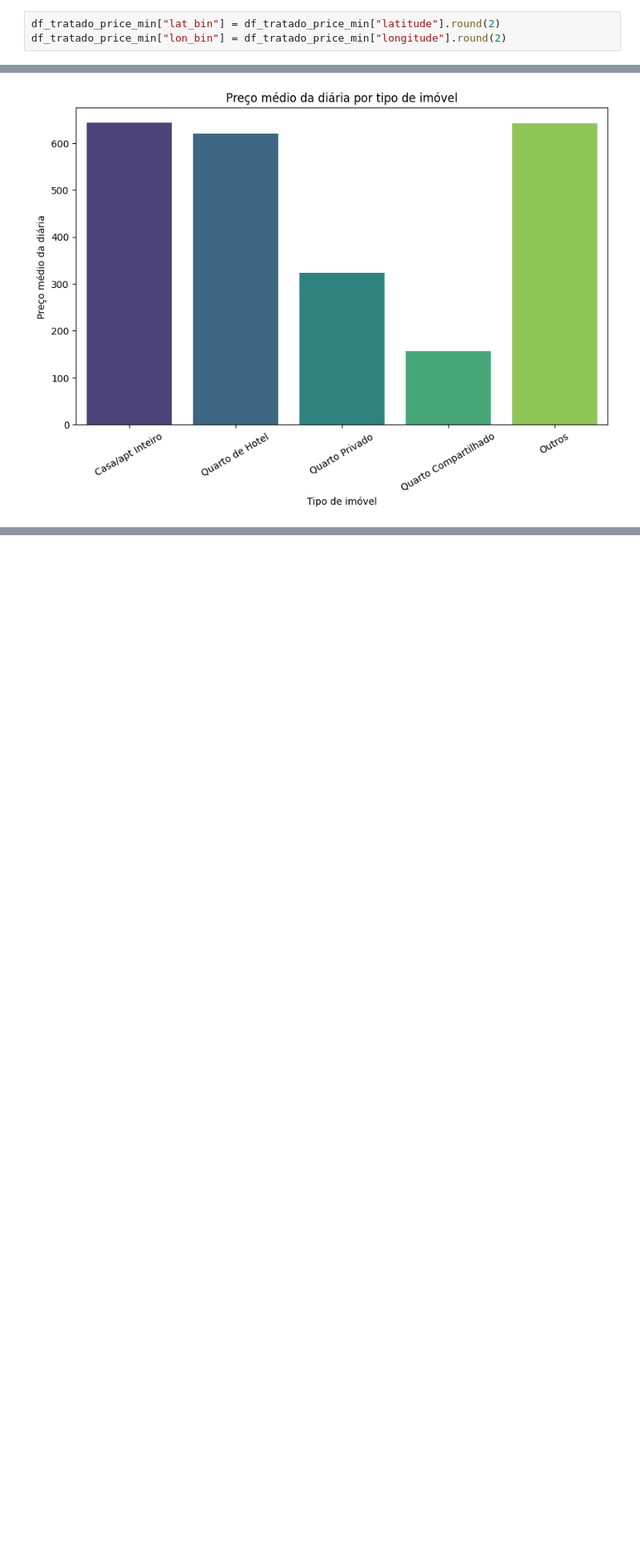
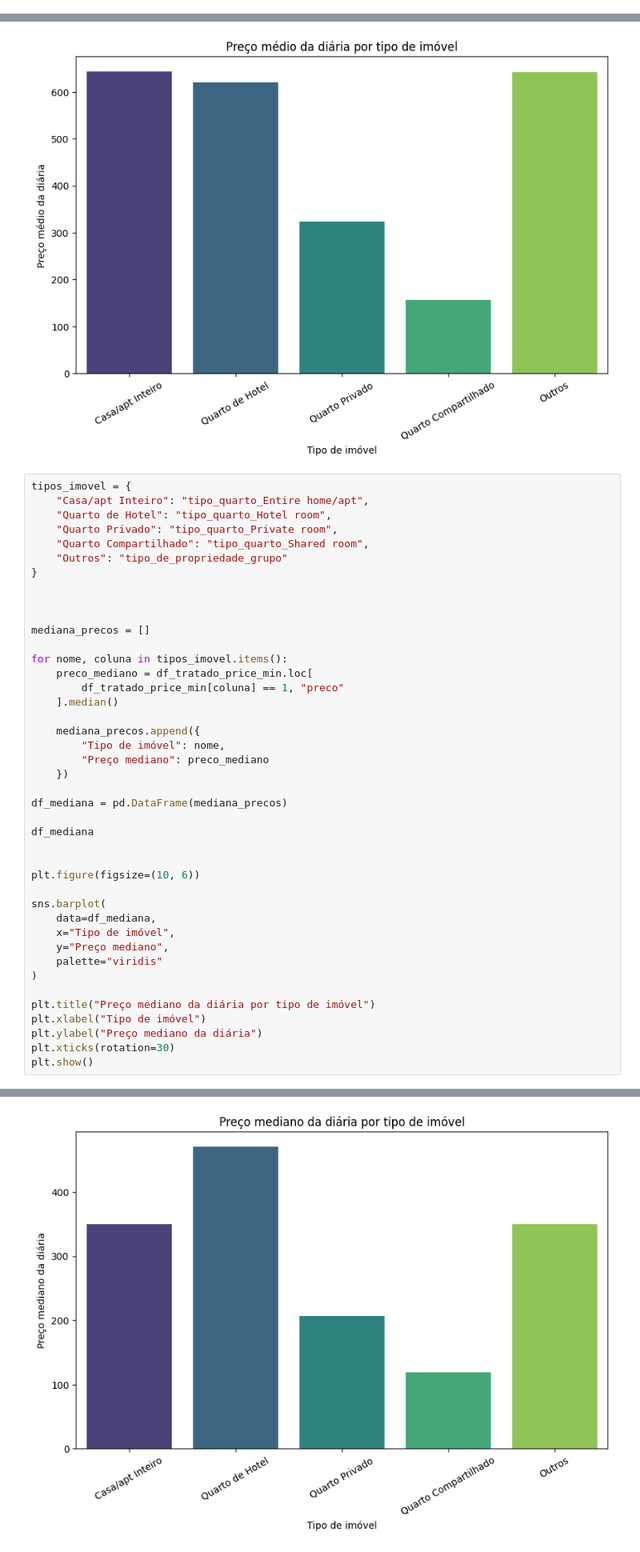
Before and after one commit to anacamorims/projeto-academy, a Jupyter notebook: eda.ipynb, the cells around one changed output, grey strips where cells are left out. Shown at 80% size. Cells and saved outputs as stored; diff of their text form; blank space fills up the shorter version.

```diff
--- a/eda.ipynb
+++ b/eda.ipynb
@@ -285,3 +275,0 @@ mapa = folium.Map(
-# %%
-df_tratado_price_min["lat_bin"] = df_tratado_price_min["latitude"].round(2)
-df_tratado_price_min["lon_bin"] = df_tratado_price_min["longitude"].round(2)
@@ -386,3 +323,46 @@ Passing `palette` without assigning `hue` is deprecated and will be removed in v
 
   sns.barplot(
 [figure]
+# %%
+tipos_imovel = {
+    "Casa/apt Inteiro": "tipo_quarto_Entire home/apt",
+    "Quarto de Hotel": "tipo_quarto_Hotel room",
+    "Quarto Privado": "tipo_quarto_Private room",
+    "Quarto Compartilhado": "tipo_quarto_Shared room",
+    "Outros": "tipo_de_propriedade_grupo"
+}
+
+
+
+mediana_precos = []
+
+for nome, coluna in tipos_imovel.items():
+    preco_mediano = df_tratado_price_min.loc[
+        df_tratado_price_min[coluna] == 1, "preco"
+    ].median()
+
+    mediana_precos.append({
+        "Tipo de imóvel": nome,
+        "Preço mediano": preco_mediano
+    })
+
+df_mediana = pd.DataFrame(mediana_precos)
+
+df_mediana
+
+
+plt.figure(figsize=(10, 6))
+
+sns.barplot(
+    data=df_mediana,
+    x="Tipo de imóvel",
+    y="Preço mediano",
+    palette="viridis"
+)
+
+plt.title("Preço mediano da diária por tipo de imóvel")
+plt.xlabel("Tipo de imóvel")
+plt.ylabel("Preço mediano da diária")
+plt.xticks(rotation=30)
+plt.show()
+# %% [output]
@@ -388,0 +372 @@ Passing `palette` without assigning `hue` is deprecated and will be removed in v
+[figure, added]
```
Also changed, not shown: parts of 33 cells of this notebook.
